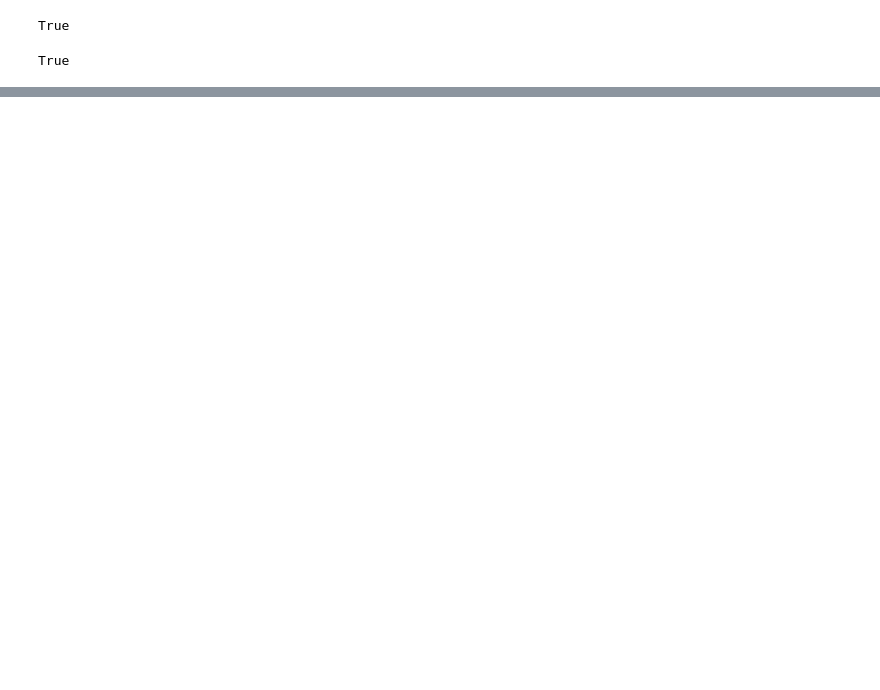
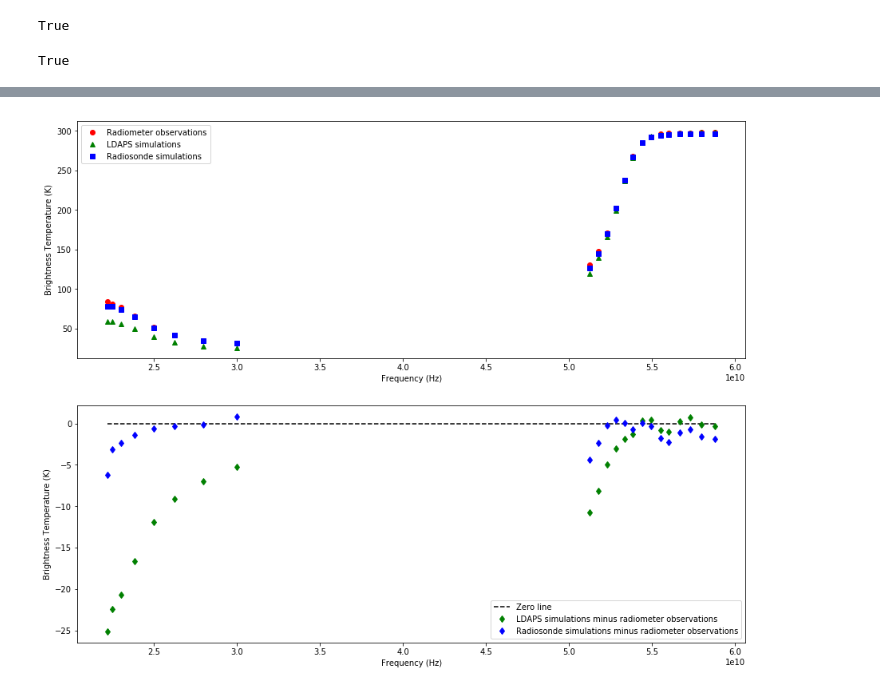
Before and after one commit to lee688/ARTS-Workspace, a Jupyter notebook: WorkWith2018Data/ForwardModel.ipynb, the cells around one changed output, grey strips where cells are left out. Saved outputs shown, nothing was run; the diff lists cells and outputs as text; code cells hidden in the pictures; blank space fills up the shorter version.

```diff
--- a/WorkWith2018Data/ForwardModel.ipynb
+++ b/WorkWith2018Data/ForwardModel.ipynb
@@ -629,0 +705,24 @@ tp.arts.xml.save(Tb_radsnd, './ARTSdata/' + TimeOfInterest.strftime('%Y_%m_%d_%H
+# %%
+# Compare brightness temperatures between the radiometer observations, the LDAPS simulations, and the radiosonde simulations.
+if radsnd_HGT[-1] > LDAPS_Z[-1]:
+    plt.figure()
+
+    plt.subplot(2,1,1)
+    plt.plot(radmtr_channels, Tb_radmtr, 'ro',
+             radmtr_channels, Tb_LDAPS_ext, 'g^',
+             radmtr_channels, Tb_radsnd, 'bs')
+    plt.xlabel('Frequency (Hz)')
+    plt.ylabel('Brightness Temperature (K)')
+    plt.legend(['Radiometer observations', 'LDAPS simulations', 'Radiosonde simulations'])
+
+    plt.subplot(2,1,2)
+    plt.plot(radmtr_channels, np.zeros(radmtr_channels.shape),'k--',
+            radmtr_channels, Tb_LDAPS_ext - Tb_radmtr, 'gd',
+            radmtr_channels, Tb_radsnd - Tb_radmtr, 'bd')
+    plt.xlabel('Frequency (Hz)')
+    plt.ylabel('Brightness Temperature (K)')
+    plt.legend(['Zero line', 'LDAPS simulations minus radiometer observations', 'Radiosonde simulations minus radiometer observations'])
+
+    plt.gcf().set_size_inches(15,12)
+# %% [output]
+[figure, added]
```
Also changed, not shown: parts of 12 cells of this notebook, 44 other files.
